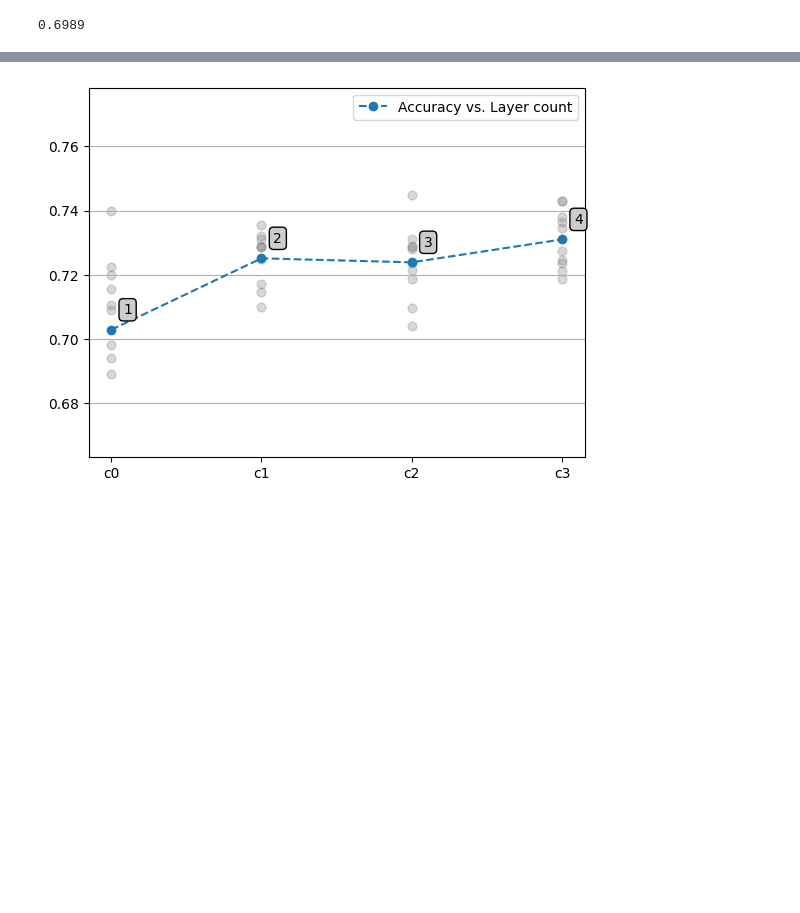
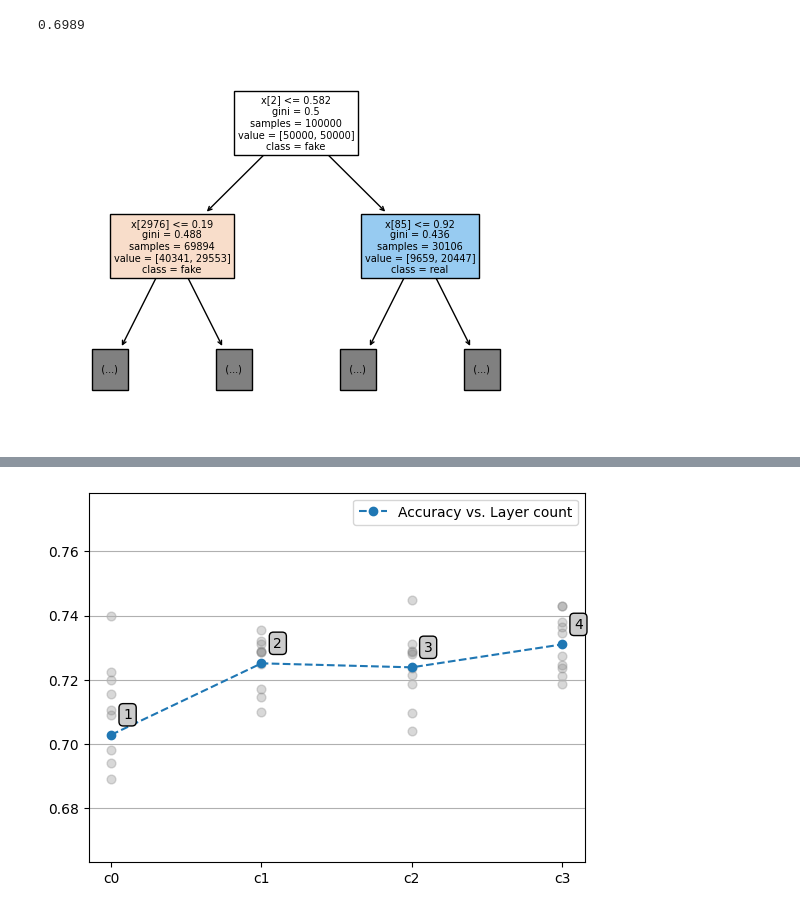
Before and after one commit to fagner02/RealFakeClassification, a Jupyter notebook: project.ipynb, the cells around one changed output, grey strips where cells are left out. Saved outputs shown, nothing was run; the diff lists cells and outputs as text; code cells hidden in the pictures; blank space fills up the shorter version.

```diff
--- a/project.ipynb
+++ b/project.ipynb
@@ -218,3 +235,8 @@ if not os.path.exists('tree_model.skops'):
 tree_model.score(flat_test_x, test_y)
 # %% [output]
 0.6989
+# %%
+plot_tree(tree_model, class_names=['fake', 'real'], max_depth=1,filled=True)
+None
+# %% [output]
+[figure, added]
```
Also changed, not shown: parts of 16 cells of this notebook.
